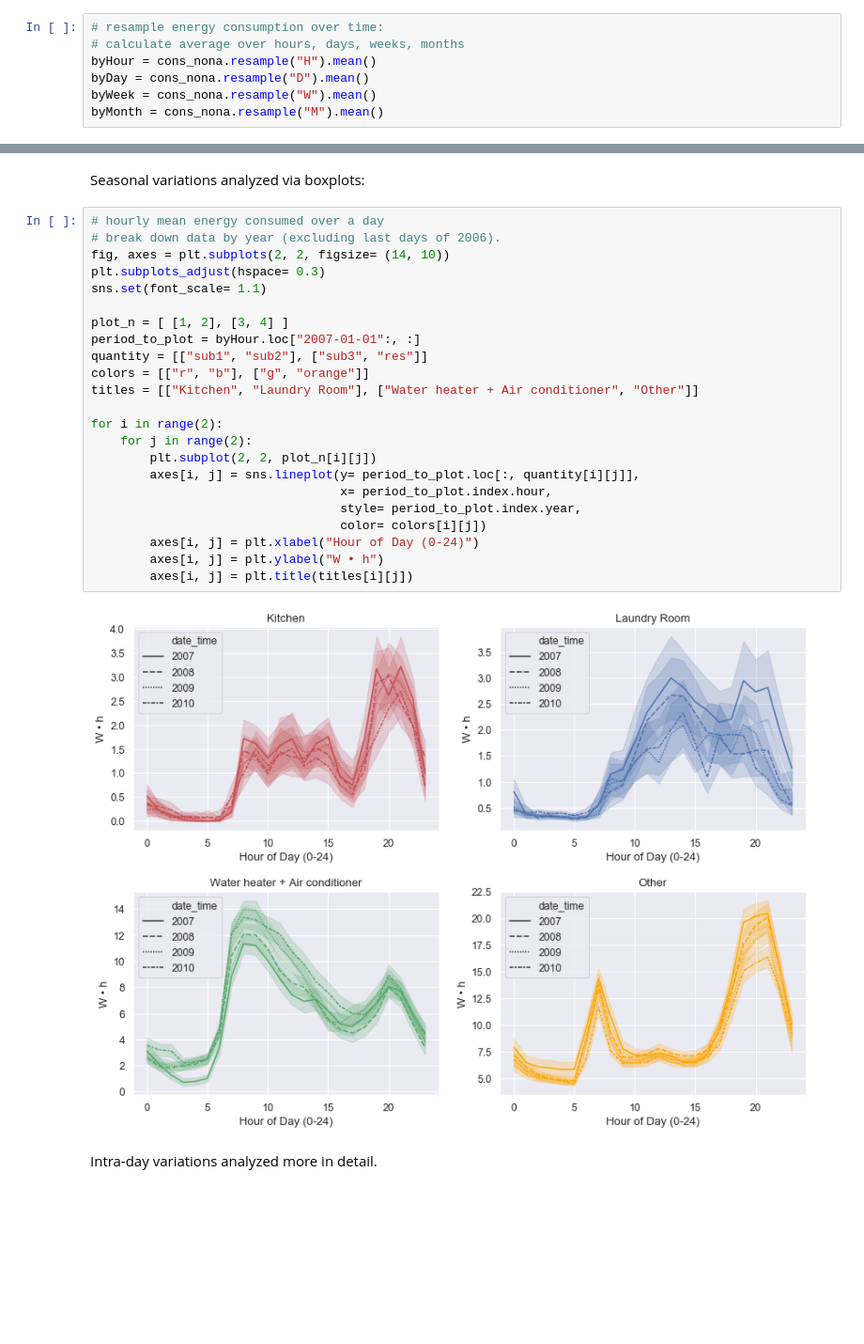
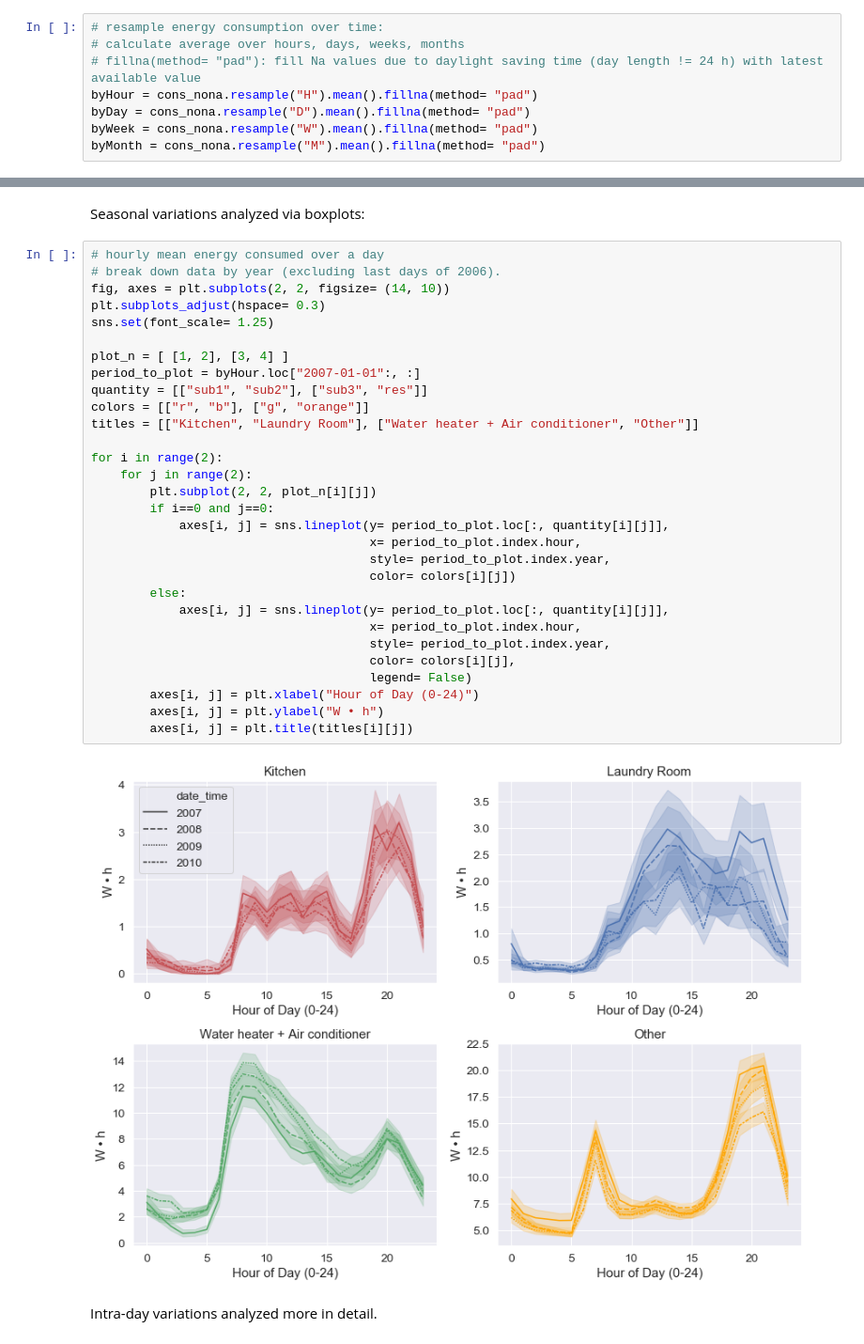
Before and after one commit to melville87/energy-cons-viz, a Jupyter notebook: energy_cons_viz.ipynb, the cells around one changed output, grey strips where cells are left out. Shown at 94% size. Cells and saved outputs as stored; diff of their text form; blank space fills up the shorter version.

```diff
--- a/energy_cons_viz.ipynb
+++ b/energy_cons_viz.ipynb
@@ -326,10 +326,11 @@ Energy consumption can be resampled over longer time intervals using the time se
 # %%
 # resample energy consumption over time:
 # calculate average over hours, days, weeks, months
-byHour = cons_nona.resample("H").mean()
-byDay = cons_nona.resample("D").mean()
-byWeek = cons_nona.resample("W").mean()
-byMonth = cons_nona.resample("M").mean()
+# fillna(method= "pad"): fill Na values due to daylight saving time (day length != 24 h) with latest available value
+byHour = cons_nona.resample("H").mean().fillna(method= "pad")
+byDay = cons_nona.resample("D").mean().fillna(method= "pad")
+byWeek = cons_nona.resample("W").mean().fillna(method= "pad")
+byMonth = cons_nona.resample("M").mean().fillna(method= "pad")
 # %%
 fig, axes = plt.subplots(4, 2, figsize= (16, 16))
 plt.subplots_adjust(hspace= 0.75)
@@ -495,27 +496,34 @@ Seasonal variations analyzed via boxplots:
 # %%
 # hourly mean energy consumed over a day
 # break down data by year (excluding last days of 2006).
 fig, axes = plt.subplots(2, 2, figsize= (14, 10))
 plt.subplots_adjust(hspace= 0.3)
-sns.set(font_scale= 1.1)
+sns.set(font_scale= 1.25)
 
 plot_n = [ [1, 2], [3, 4] ]
 period_to_plot = byHour.loc["2007-01-01":, :]
 quantity = [["sub1", "sub2"], ["sub3", "res"]]
 colors = [["r", "b"], ["g", "orange"]]
 titles = [["Kitchen", "Laundry Room"], ["Water heater + Air conditioner", "Other"]]
 
 for i in range(2):
     for j in range(2):
         plt.subplot(2, 2, plot_n[i][j])
-        axes[i, j] = sns.lineplot(y= period_to_plot.loc[:, quantity[i][j]],
-                                  x= period_to_plot.index.hour,
-                                  style= period_to_plot.index.year,
-                                  color= colors[i][j])
+        if i==0 and j==0:
+            axes[i, j] = sns.lineplot(y= period_to_plot.loc[:, quantity[i][j]],
+                                      x= period_to_plot.index.hour,
+                                      style= period_to_plot.index.year,
+                                      color= colors[i][j])
+        else:
+            axes[i, j] = sns.lineplot(y= period_to_plot.loc[:, quantity[i][j]],
+                                      x= period_to_plot.index.hour,
+                                      style= period_to_plot.index.year,
+                                      color= colors[i][j],
+                                      legend= False)
         axes[i, j] = plt.xlabel("Hour of Day (0-24)")
         axes[i, j] = plt.ylabel("W • h")
         axes[i, j] = plt.title(titles[i][j])
 # %% [output]
-[figure, old version]
+[figure, new version]
 # %% [markdown]
 Intra-day variations analyzed more in detail.
```
Also changed, not shown: parts of 30 cells of this notebook.
